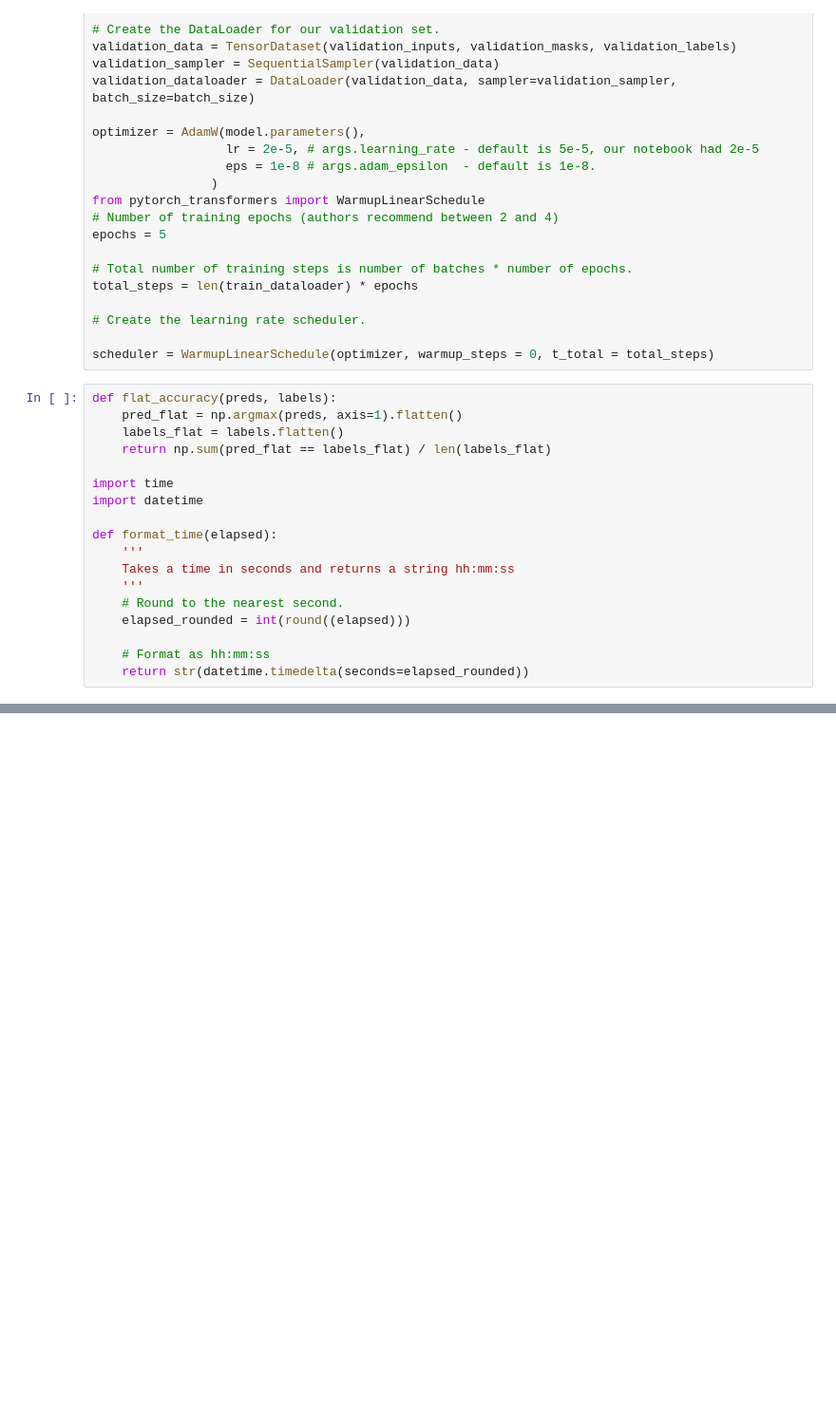
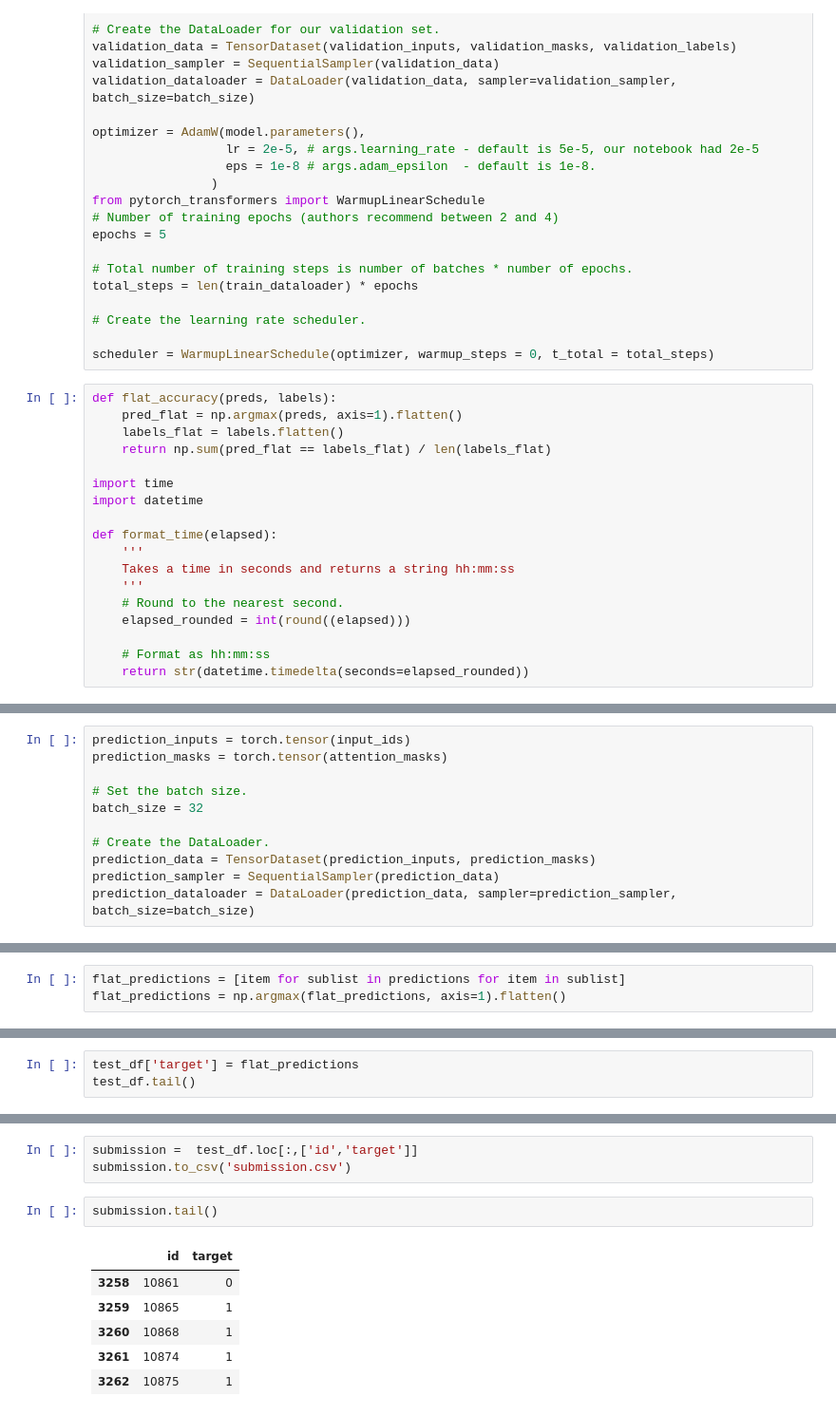
Before and after one commit to giorgiomondauto/Kaggle_NLP, a Jupyter notebook: Data_PreProcess_for_Bert.ipynb, the cells around one changed output, grey strips where cells are left out. Shown: that part at 95% size. Drawn from its saved outputs; the diff is of its cells as text; blank space fills up the shorter version.

Commit message:
first prediction

```diff
--- a/Data_PreProcess_for_Bert.ipynb
+++ b/Data_PreProcess_for_Bert.ipynb
@@ -543,0 +578,11 @@ list
+# %%
+prediction_inputs = torch.tensor(input_ids)
+prediction_masks = torch.tensor(attention_masks)
+
+# Set the batch size.
+batch_size = 32
+
+# Create the DataLoader.
+prediction_data = TensorDataset(prediction_inputs, prediction_masks)
+prediction_sampler = SequentialSampler(prediction_data)
+prediction_dataloader = DataLoader(prediction_data, sampler=prediction_sampler, batch_size=batch_size)
@@ -543,0 +629,3 @@ list
+# %%
+flat_predictions = [item for sublist in predictions for item in sublist]
+flat_predictions = np.argmax(flat_predictions, axis=1).flatten()
@@ -543,0 +636,3 @@ list
+# %%
+test_df['target'] = flat_predictions
+test_df.tail()
@@ -543,0 +646,12 @@ list
+# %%
+submission =  test_df.loc[:,['id','target']]
+submission.to_csv('submission.csv')
+# %%
+submission.tail()
+# %% [output]
+|  | id | target |
+| 3258 | 10861 | 0 |
+| 3259 | 10865 | 1 |
+| 3260 | 10868 | 1 |
+| 3261 | 10874 | 1 |
+| 3262 | 10875 | 1 |
```
Also changed, not shown: parts of 8 cells of this notebook.
